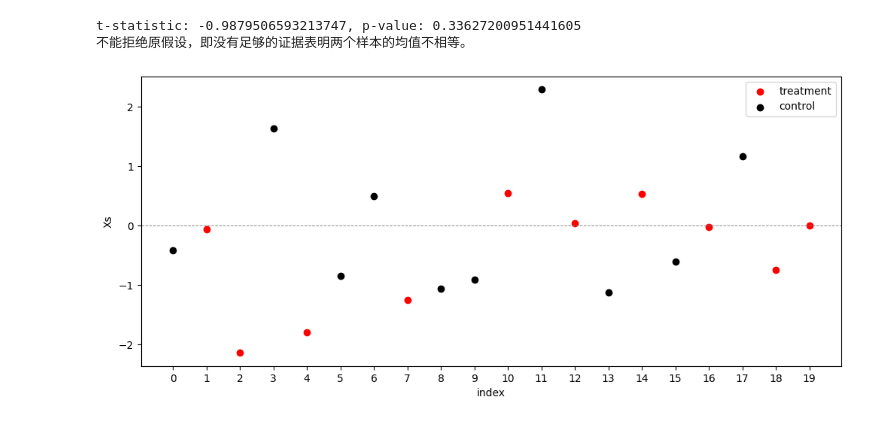
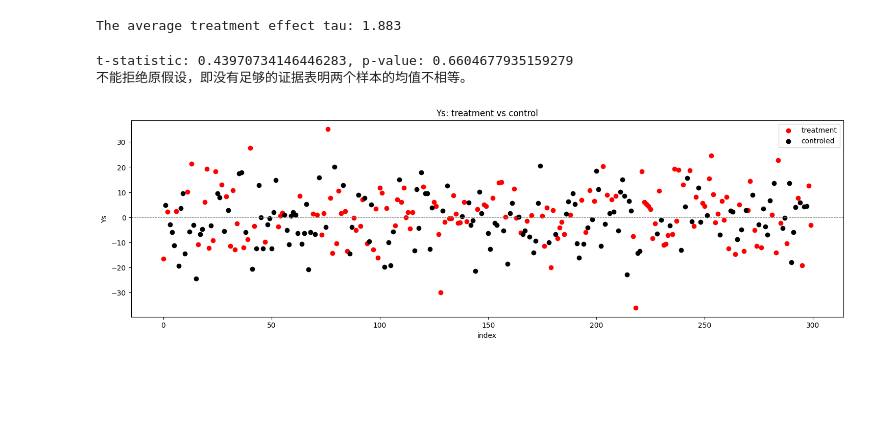
Before and after one commit to Rick7117/Rerandomization, a Jupyter notebook: AAtest.ipynb, the cells around one changed output. Drawn from its saved outputs; the diff is of its cells as text; code cells hidden in the pictures; blank space fills up the shorter version.

```diff
--- a/AAtest.ipynb
+++ b/AAtest.ipynb
@@ -14,9 +6,29 @@ Ws_0 = np.zeros(n)
+# %%
+## initializing
+
+np.random.seed(10)
+
+rowNum, colNum = (300, 100)
+
+Xs = Xs_generator(rowNum, colNum)
+# Xs = np.random.normal(0, 4, n)
+Ws_1 = np.ones(rowNum)
+Ws_0 = np.zeros(rowNum)
+
+Ys_1 = Ys_generator(Xs, Ws_1)
+Ys_0 = Ys_generator(Xs, Ws_0)
+
+tau = np.average(Ys_1['y']) - np.average(Ys_0['y'])
+# # If we use the same eps, tau will be the constant 1.0
+
+print("The average treatment effect tau: {0:.3f}".format(tau))
+# %% [output]
+The average treatment effect tau: 1.883
 # %%
-Ws = Ws_generator_AAtest(Xs, 0.1)
+Ws_AAtest = Ws_generator_AAtest(Xs, 0.1)
+df_AAtest = Ys_generator(Xs, Ws_AAtest)
+randomization_output_plot(df_AAtest)
 # %% [output]
-t-statistic: -0.9879506593213747, p-value: 0.33627200951441605
+t-statistic: 0.43970734146446283, p-value: 0.6604677935159279
 不能拒绝原假设，即没有足够的证据表明两个样本的均值不相等。
+[figure, added]
-# %%
-randomization_output_plot(Xs, Ws)
-# %% [output]
-[figure, removed]
```
Also changed, not shown: parts of 2 cells of this notebook, 4 other files.
